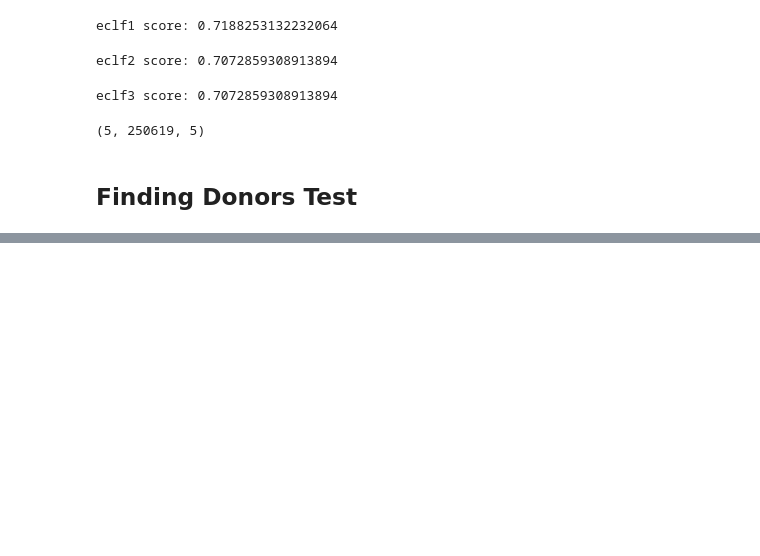
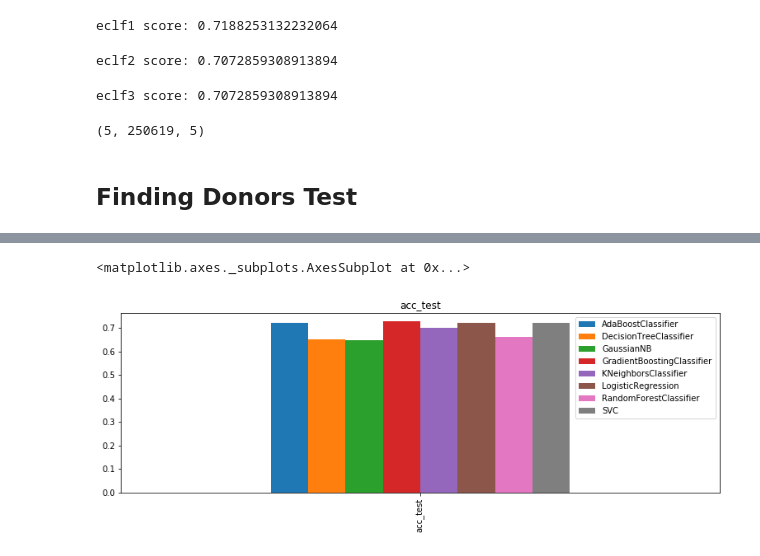
Before and after one commit to patrickmpoon/machine-learning, a Jupyter notebook: projects/capstone/train_and_predict.ipynb, the cells around one changed output, grey strips where cells are left out. Drawn from its saved outputs; the diff is of its cells as text; code cells hidden in the pictures; blank space fills up the shorter version.

```diff
--- a/projects/capstone/train_and_predict.ipynb
+++ b/projects/capstone/train_and_predict.ipynb
@@ -524,0 +987,10 @@ IndexError: index 2 is out of bounds for axis 0 with size 2
+# %%
+reformatted = {}
+metrics = list(results[list(results.keys())[0]][0].keys())
+print(metrics)
+for k in results.keys():
+    algo = results[k]
+    reformatted[k] = {}
+    for m in metrics:
+#         reformatted[k][m] = [results[k][0][m], results[k][1][m], results[k][2][m]]
+        reformatted[k][m] = results[k][2][m]
@@ -524,0 +1019,3 @@ IndexError: index 2 is out of bounds for axis 0 with size 2
+# %%
+df_results = pd.DataFrame(reformatted)
+df_results
@@ -524,0 +1030,5 @@ IndexError: index 2 is out of bounds for axis 0 with size 2
+# %%
+df_results[:1].plot.bar(figsize=(13, 4), title='acc_test')
+# %% [output]
+<matplotlib.axes._subplots.AxesSubplot at 0x...>
+[figure, added]
```
Also changed, not shown: parts of 19 cells of this notebook.
